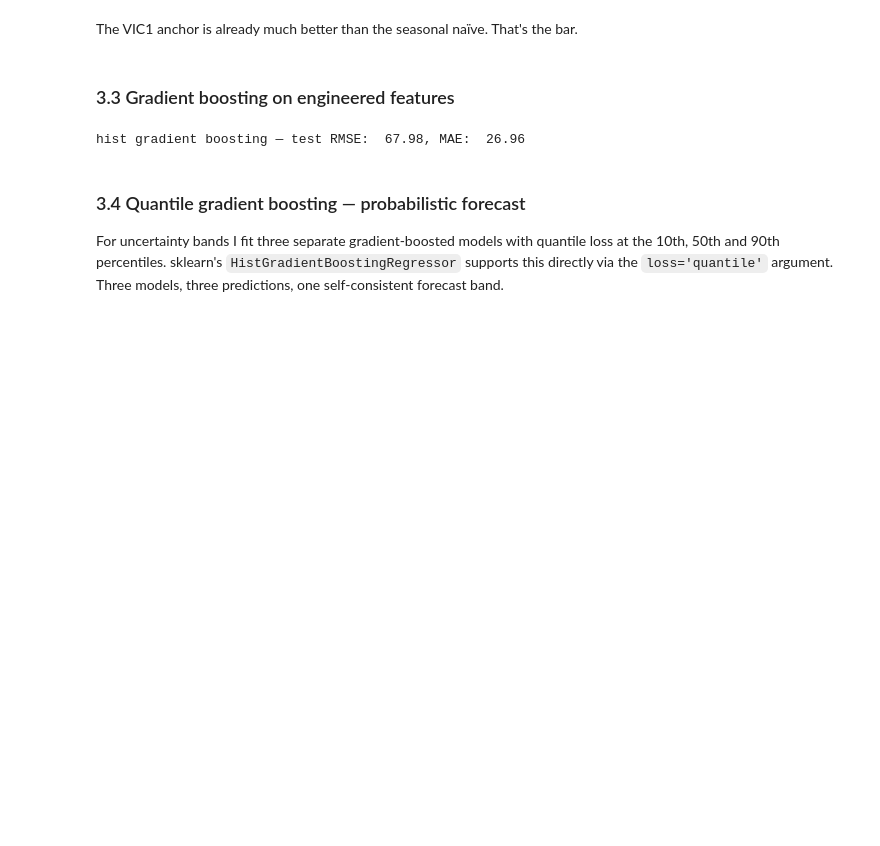
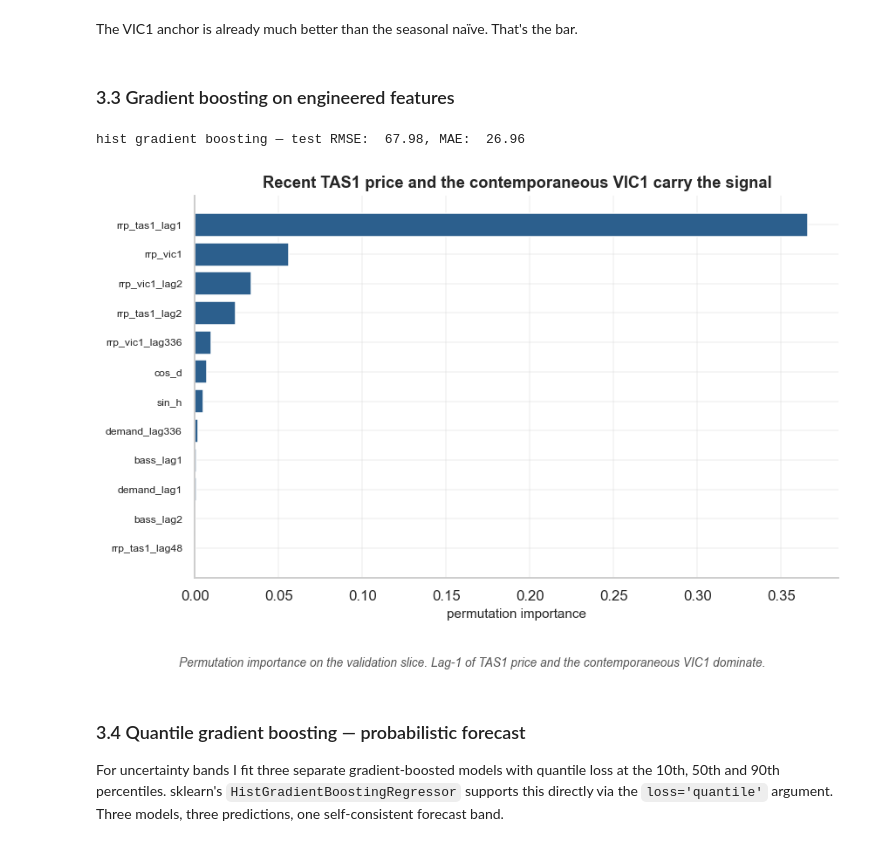
Before and after one commit to Ahmad-Jaradat-Space/tas1-price-basslink-forecast, a Jupyter notebook: notebook.ipynb, the cells around one changed output. Drawn from its saved outputs; the diff is of its cells as text; code cells hidden in the pictures; blank space fills up the shorter version.

```diff
--- a/notebook.ipynb
+++ b/notebook.ipynb
@@ -237,15 +237,28 @@ That's the bar.
 ### 3.3 Gradient boosting on engineered features
 # %%
 from sklearn.ensemble import HistGradientBoostingRegressor
+from sklearn.inspection import permutation_importance
 
 gbr = HistGradientBoostingRegressor(max_iter=400, learning_rate=0.05,
                                     max_depth=6, random_state=0)
 gbr.fit(X[tr], y_price[tr])
 y_gbr_te = gbr.predict(X[te])
 print(f"hist gradient boosting — test RMSE: {models.rmse(y_true_te, y_gbr_te):6.2f}, "
       f"MAE: {models.mae(y_true_te, y_gbr_te):6.2f}")
+
+# permutation importance on a small validation sample, since the full set is slow
+val_sub = slice(va.start, min(va.stop, va.start + 5000))
+imp = permutation_importance(gbr, X[val_sub], y_price[val_sub],
+                             n_repeats=5, random_state=0, n_jobs=-1)
+fig, ax = plt.subplots(figsize=(8, 5))
+plots.feature_importance(feature_cols, imp.importances_mean, top=12, ax=ax)
+ax.set_title("Recent TAS1 price and the contemporaneous VIC1 carry the signal")
+plots.caption(fig, "Permutation importance on the validation slice. Lag-1 of TAS1 price and the contemporaneous VIC1 dominate.")
+plt.tight_layout()
+plt.show()
 # %% [output]
 hist gradient boosting — test RMSE:  67.98, MAE:  26.96
+[figure, added]
 # %% [markdown]
 ### 3.4 Quantile gradient boosting — probabilistic forecast
 
```
Also changed, not shown: parts of 3 cells of this notebook, 1 other file.
